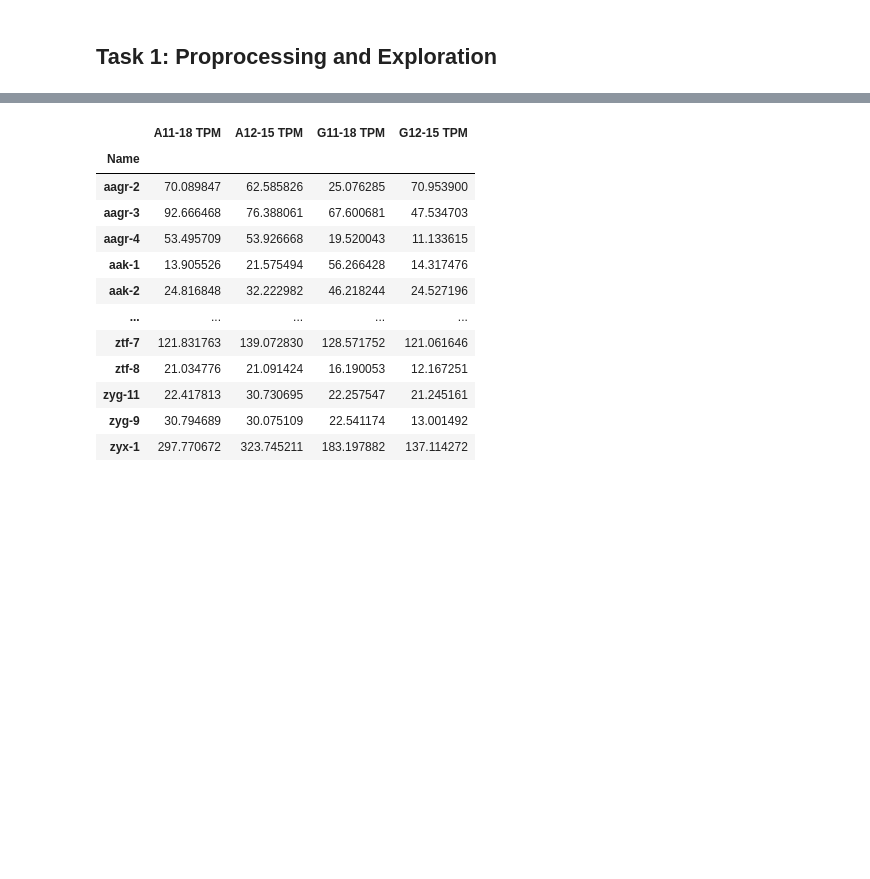
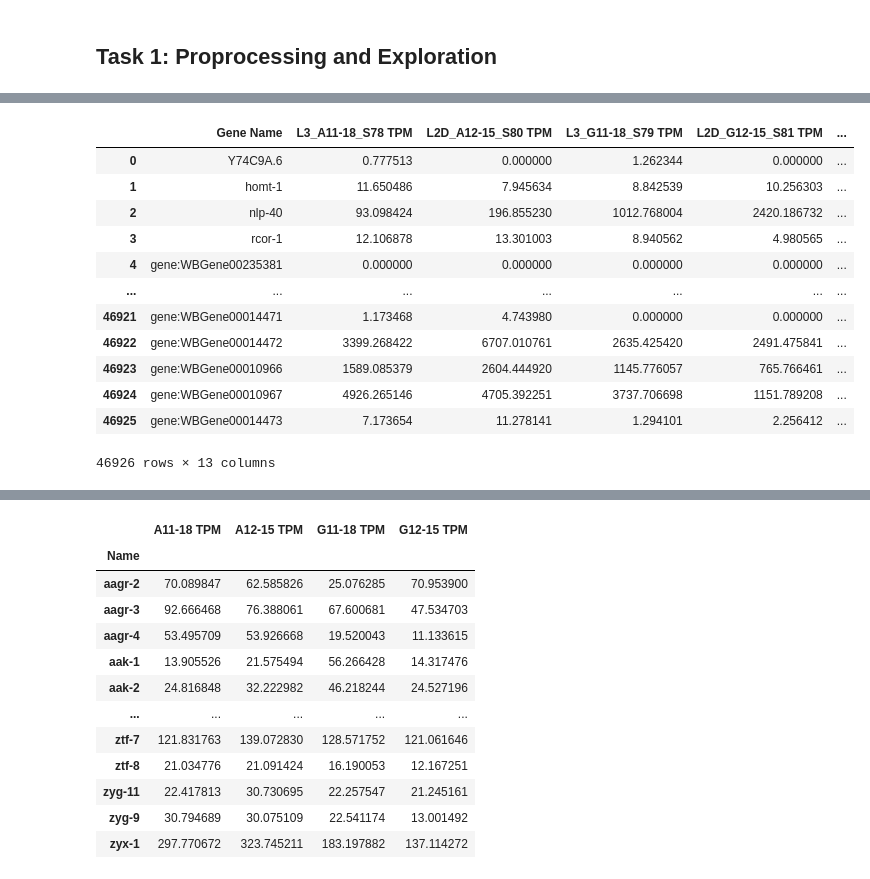
Before and after one commit to Tommytang111/trapseq_analysis, a Jupyter notebook: RNAseq_analysis.ipynb, the cells around one changed output, grey strips where cells are left out. Saved outputs shown, nothing was run; the diff lists cells and outputs as text; code cells hidden in the pictures; blank space fills up the shorter version.

```diff
--- a/RNAseq_analysis.ipynb
+++ b/RNAseq_analysis.ipynb
@@ -23,0 +39,16 @@ df = df[["Name", "A11-18 TPM", "A12-15 TPM", "G11-18 TPM", "G12-15 TPM"]]
+# %%
+df_TPM
+# %% [output]
+|  | Gene Name | L3_A11-18_S78 TPM | L2D_A12-15_S80 TPM | L3_G11-18_S79 TPM | L2D_G12-15_S81 TPM | ... |
+| 0 | Y74C9A.6 | 0.777513 | 0.000000 | 1.262344 | 0.000000 | ... |
+| 1 | homt-1 | 11.650486 | 7.945634 | 8.842539 | 10.256303 | ... |
+| 2 | nlp-40 | 93.098424 | 196.855230 | 1012.768004 | 2420.186732 | ... |
+| 3 | rcor-1 | 12.106878 | 13.301003 | 8.940562 | 4.980565 | ... |
+| 4 | gene:WBGene00235381 | 0.000000 | 0.000000 | 0.000000 | 0.000000 | ... |
+| ... | ... | ... | ... | ... | ... | ... |
+| 46921 | gene:WBGene00014471 | 1.173468 | 4.743980 | 0.000000 | 0.000000 | ... |
+| 46922 | gene:WBGene00014472 | 3399.268422 | 6707.010761 | 2635.425420 | 2491.475841 | ... |
+| 46923 | gene:WBGene00010966 | 1589.085379 | 2604.444920 | 1145.776057 | 765.766461 | ... |
+| 46924 | gene:WBGene00010967 | 4926.265146 | 4705.392251 | 3737.706698 | 1151.789208 | ... |
+| 46925 | gene:WBGene00014473 | 7.173654 | 11.278141 | 1.294101 | 2.256412 | ... |
+46926 rows × 13 columns
```
Also changed, not shown: parts of 65 cells of this notebook.
